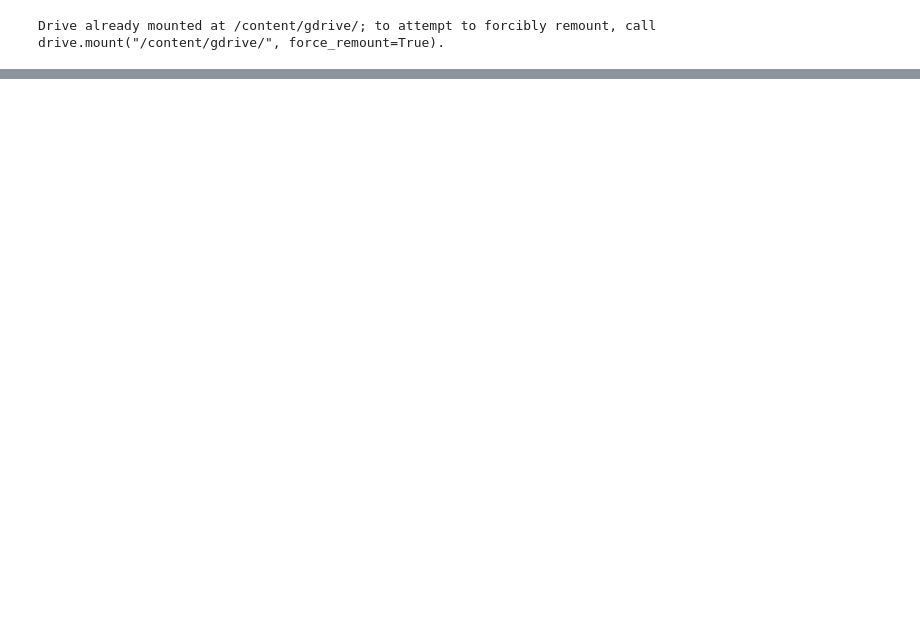
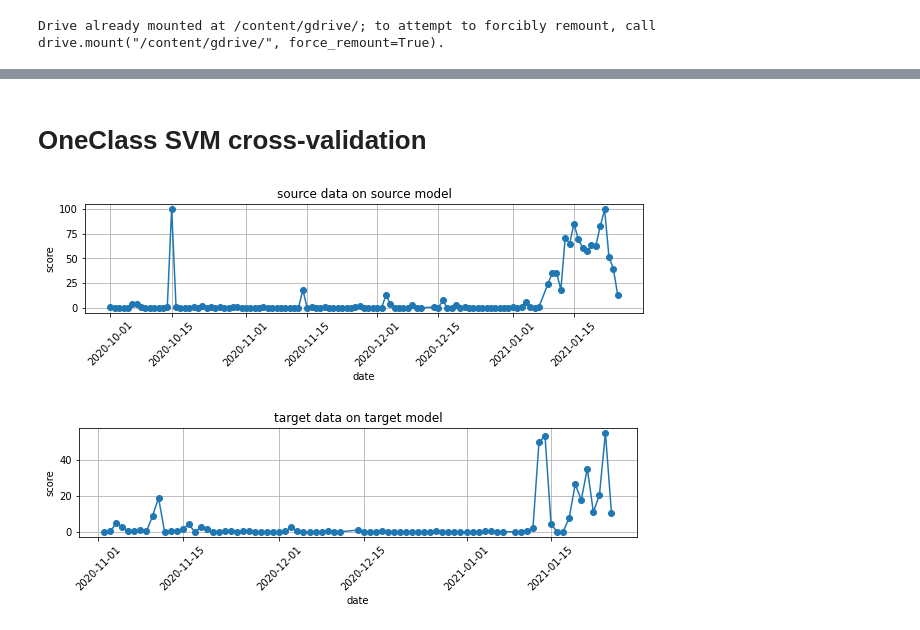
Before and after one commit to owen198/csc_domain_adaptation, a Jupyter notebook: csc_autoencoder_da.ipynb, the cells around one changed output, grey strips where cells are left out. Cells and saved outputs as stored; diff of their text form; code cells hidden in the pictures; blank space fills up the shorter version.

```diff
--- a/csc_autoencoder_da.ipynb
+++ b/csc_autoencoder_da.ipynb
@@ -211,0 +131,2 @@ plt.show()
+# %% [markdown]
+# OneClass SVM cross-validation
@@ -215,0 +150,48 @@ def scorer_(Y_pred):
+# %%
+def get_score_list(normal_df, abnormal_df, normal_df_dt, abnormal_df_dt, model):
+
+    score_list = []
+    date_list = []
+    delta = datetime.timedelta(days=1)
+
+    validation_df = normal_df.append(abnormal_df)
+    validation_df_dt = normal_df_dt.append(abnormal_df_dt)
+    validation_df['datetime'] = validation_df_dt.values
+
+    # calculation duration
+    start_date = validation_df.head(1)['datetime'].values[0]
+    end_date = validation_df.tail(1)['datetime'].values[0]
+    start_date = datetime.datetime.fromtimestamp(start_date.astype('datetime64[s]').astype('int'))
+    end_date = datetime.datetime.fromtimestamp(end_date.astype('datetime64[s]').astype('int'))
+
+    while start_date <= end_date:
+        validation_sub_df = validation_df[(validation_df['datetime'] > start_date) & (validation_df['datetime'] < start_date + delta)]
+
+        if len(validation_sub_df) > 0:
+
+            validation_df_sc = model.predict(validation_sub_df.drop(columns=['datetime']))
+            score_list.append(scorer_(validation_df_sc))
+            date_list.append(start_date)
+
+        start_date += delta
+
+    return score_list, date_list
+# %%
+source_score, source_date = get_score_list(X_source,
+                                           X_source_ab,
+                                           X_source_dt,
+                                           X_source_ab_dt,
+                                           model_source)
+
+plot_score (source_score, source_date, 'source data on source model')
+
+target_score, target_date = get_score_list(X_target,
+                                           X_target_ab,
+                                           X_target_dt,
+                                           X_target_ab_dt,
+                                           model_target)
+
+plot_score (target_score, target_date, 'target data on target model')
+# %% [output]
+[figure, added]
+[figure, added]
```
Also changed, not shown: parts of 39 cells of this notebook.
